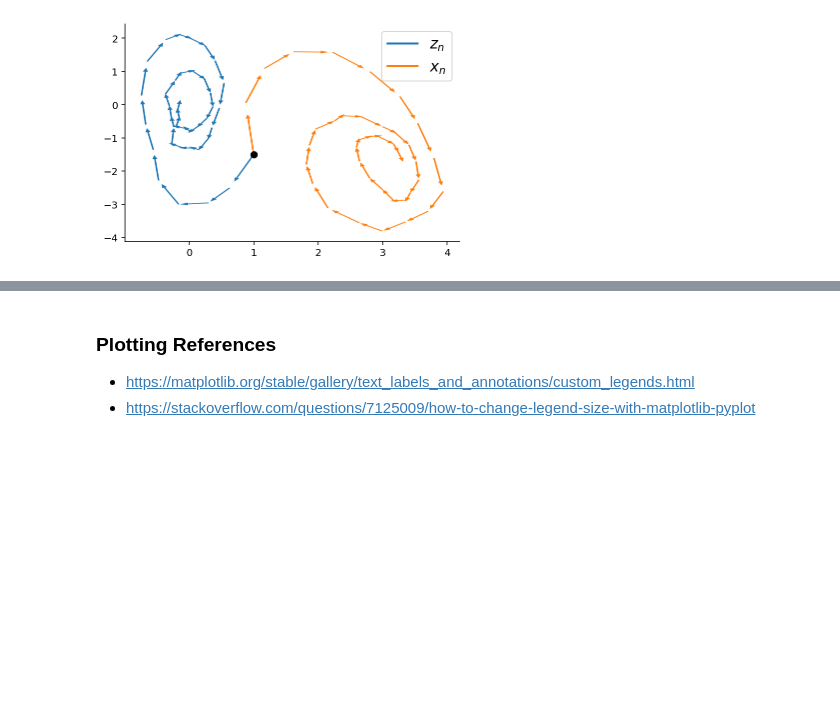
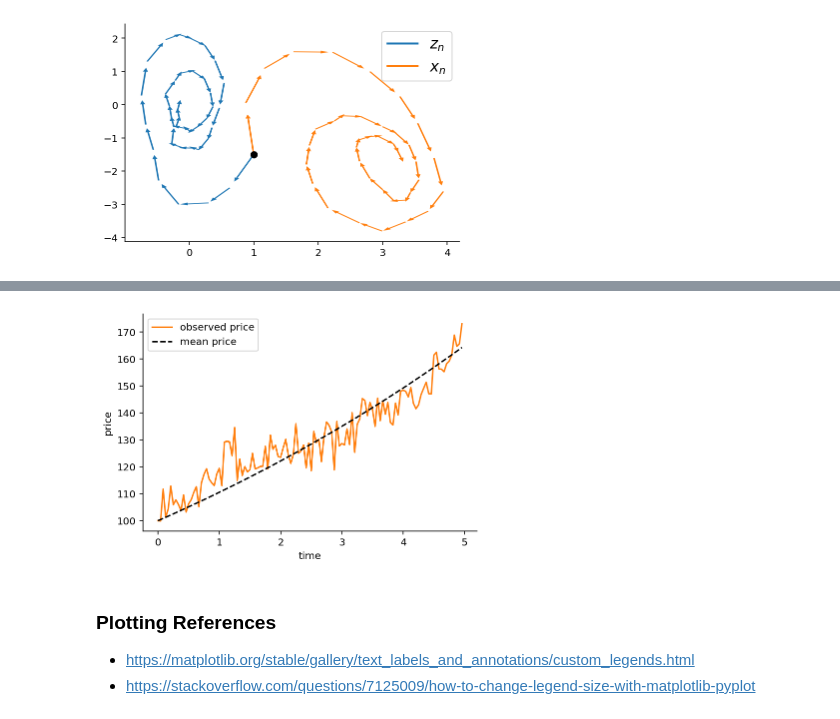
Before and after one commit to gerdm/msc-dissertation, a Jupyter notebook: notebooks/dynamical-systems.ipynb, the cells around one changed output, grey strips where cells are left out. Cells and saved outputs as stored; diff of their text form; code cells hidden in the pictures; blank space fills up the shorter version.

```diff
--- a/notebooks/dynamical-systems.ipynb
+++ b/notebooks/dynamical-systems.ipynb
@@ -185,3 +222,12 @@ plt.legend(custom_lines, ["$z_n$", "$x_n$"], prop={"size": 15}, loc="upper right
+# %%
+plt.plot(xrange, x_hist, c="tab:orange", label="observed price")
+plt.plot(xrange, z0 * np.exp(a * xrange), linestyle="--", c="black", label="mean price")
+plt.legend()
+plt.xlabel("time")
+plt.ylabel("price")
+plt.savefig("../figures/observed-price.pdf")
+# %% [output]
+[figure, added]
 # %% [markdown]
 ### Plotting References
 * https://matplotlib.org/stable/gallery/text_labels_and_annotations/custom_legends.html
```
Also changed, not shown: parts of 3 cells of this notebook.
